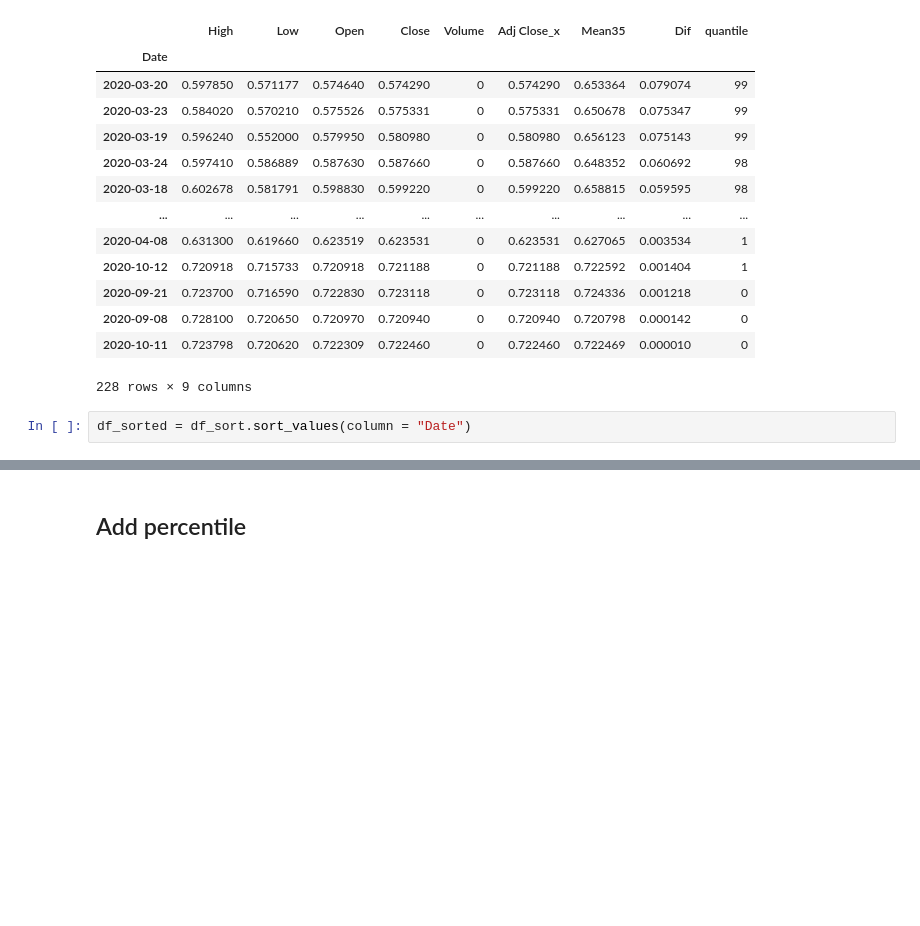
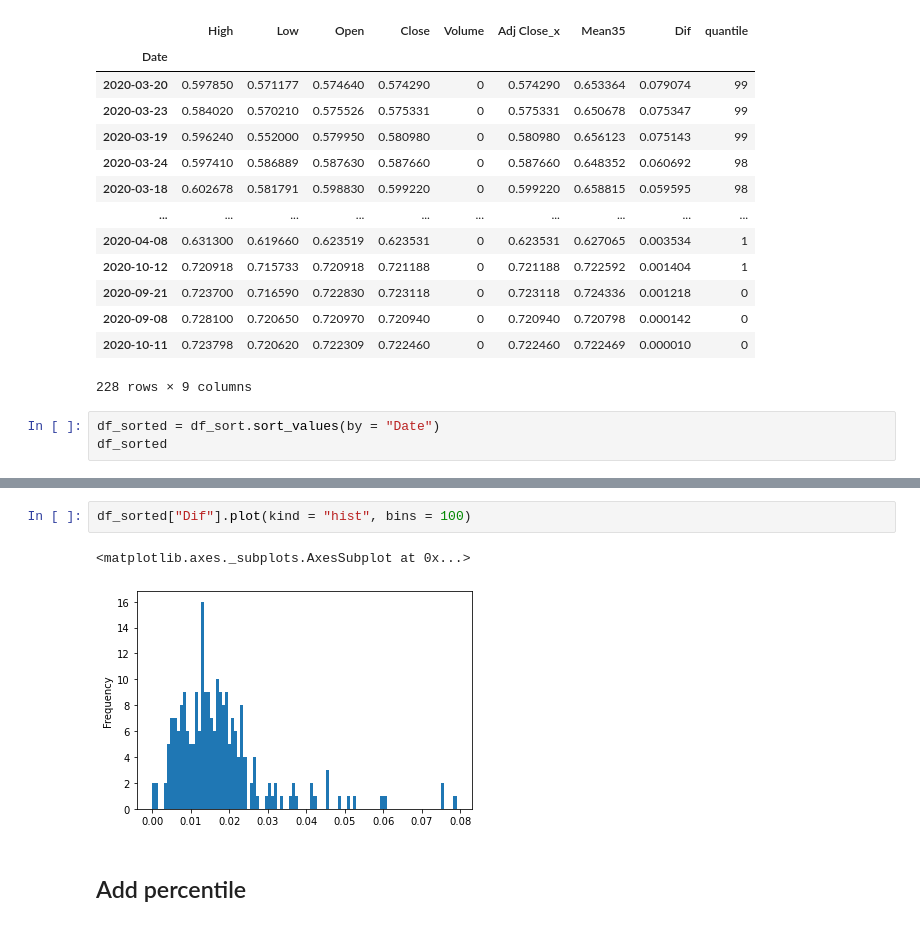
Before and after one commit to tutalae/practice-for-analysing-and-predict-the-price-of-crypto-currency, a Jupyter notebook: Price_Check.ipynb, the cells around one changed output, grey strips where cells are left out. Drawn from its saved outputs; the diff is of its cells as text; blank space fills up the shorter version.

```diff
--- a/Price_Check.ipynb
+++ b/Price_Check.ipynb
@@ -164,5 +164,6 @@ df_sort
 | 2020-10-11 | 0.723798 | 0.720620 | 0.722309 | 0.722460 | 0 | 0.722460 | 0.722469 | 0.000010 | 0 |
 228 rows × 9 columns
 # %%
-df_sorted = df_sort.sort_values(column = "Date")
+df_sorted = df_sort.sort_values(by = "Date")
+df_sorted
 # %% [output]
@@ -170,3 +184,8 @@ TypeError: sort_values() got an unexpected keyword argument 'column'
+# %%
+df_sorted["Dif"].plot(kind = "hist", bins = 100)
+# %% [output]
+<matplotlib.axes._subplots.AxesSubplot at 0x...>
+[figure, added]
 # %% [markdown]
 ## Add percentile
 # %%
```
Also changed, not shown: parts of 1 cell of this notebook.
